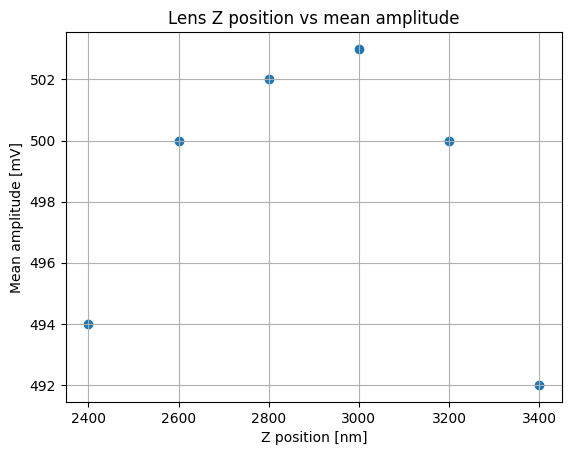
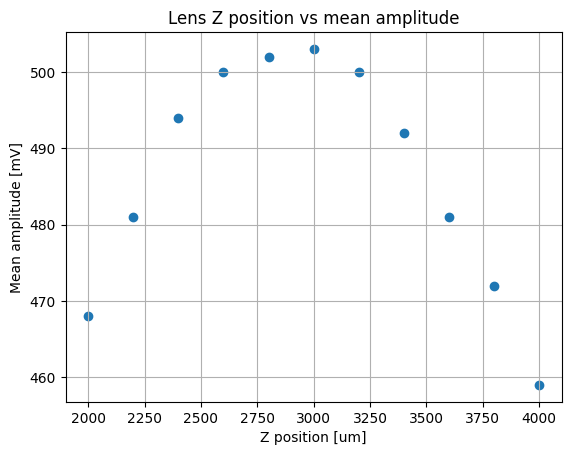
The change to this notebook cell's code, shown as a diff; its figure went from the first image to the second:
--- before
+++ after
@@ -1,3 +1,4 @@
-plt.scatter(Z[2:-3], AmpMean[2:-3])
+# plt.scatter(Z[2:-3], AmpMean[2:-3])
+plt.scatter(Z, AmpMean)
 plt.xlabel("Z position [um]")
 plt.ylabel("Mean amplitude [mV]")

Commit: Full range Z position scan plots